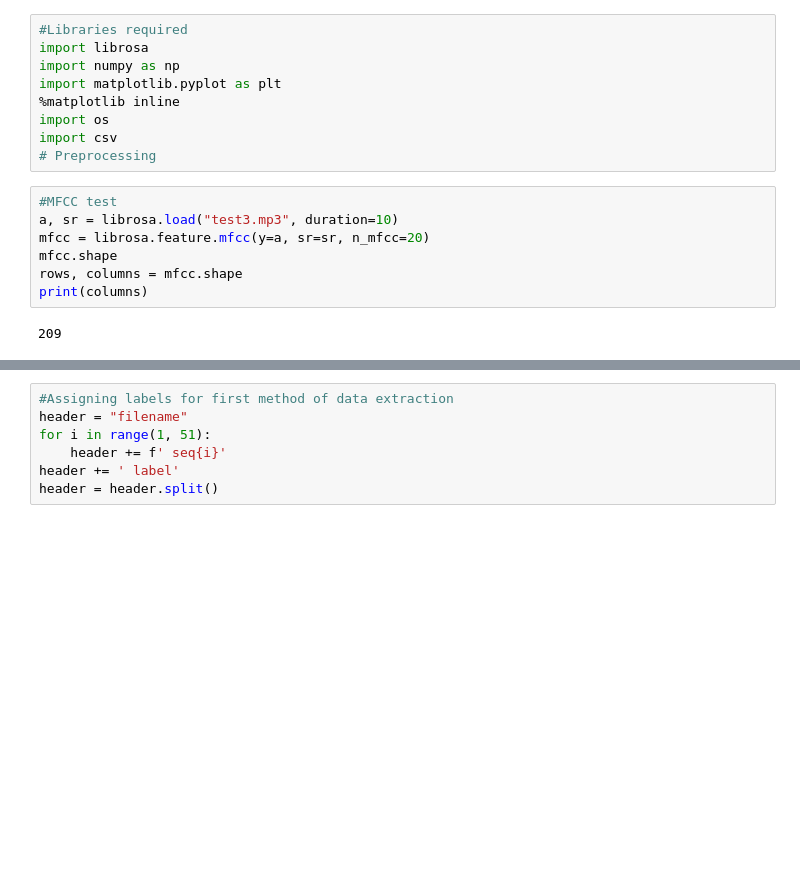
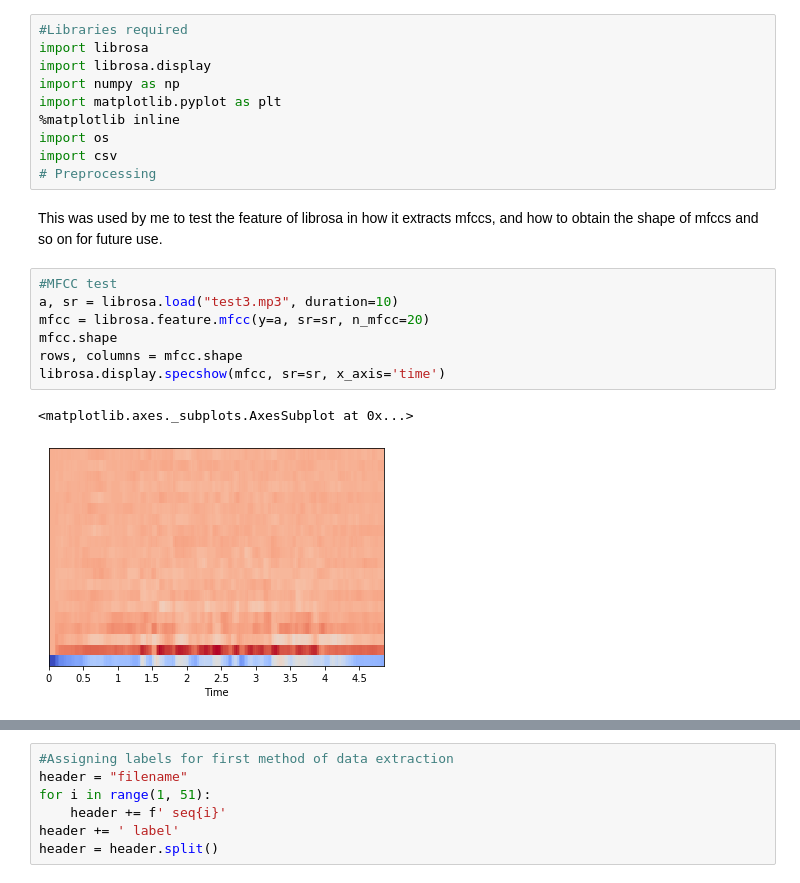
Before and after one commit to sampathkethineedi/ps1-cvsp, a Jupyter notebook: Creating dataset.ipynb, the cells around one changed output, grey strips where cells are left out. Drawn from its saved outputs; the diff is of its cells as text; blank space fills up the shorter version.

```diff
--- a/Creating dataset.ipynb
+++ b/Creating dataset.ipynb
@@ -1,18 +4,22 @@
 # %%
 #Libraries required
 import librosa
+import librosa.display
 import numpy as np
 import matplotlib.pyplot as plt
 %matplotlib inline
 import os
 import csv
 # Preprocessing
+# %% [markdown]
+This was used by me to test the feature of librosa in how it extracts mfccs, and how to obtain the shape of mfccs and so on for future use.
 # %%
 #MFCC test
 a, sr = librosa.load("test3.mp3", duration=10)
 mfcc = librosa.feature.mfcc(y=a, sr=sr, n_mfcc=20)
 mfcc.shape
 rows, columns = mfcc.shape
-print(columns)
+librosa.display.specshow(mfcc, sr=sr, x_axis='time')
 # %% [output]
-209
+<matplotlib.axes._subplots.AxesSubplot at 0x...>
+[figure, added]
```
Also changed, not shown: parts of 13 cells of this notebook, 1 other file.
